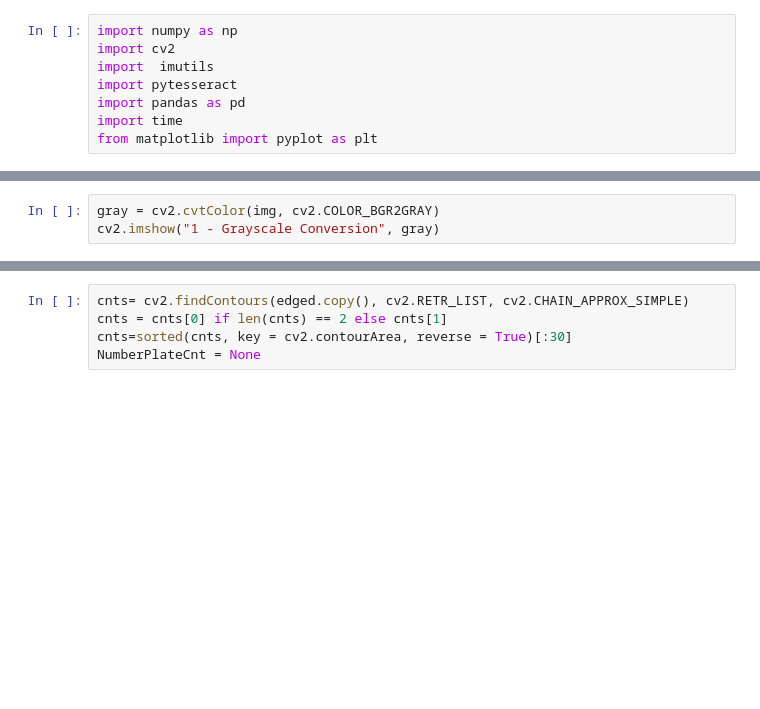
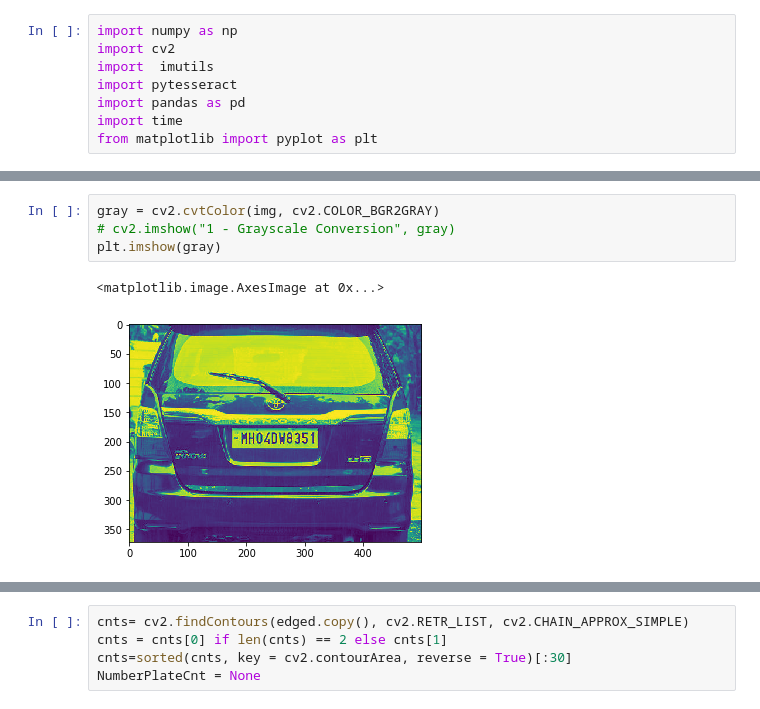
Before and after one commit to whysodark/License-Plate-Detection-and-Recognitition-LPDR-, a Jupyter notebook: Untitled.ipynb, the cells around one changed output, grey strips where cells are left out. Saved outputs shown, nothing was run; the diff lists cells and outputs as text; blank space fills up the shorter version.

```diff
--- a/Untitled.ipynb
+++ b/Untitled.ipynb
@@ -17,5 +17,9 @@ AttributeError: 'NoneType' object has no attribute 'shape'
 # %%
 gray = cv2.cvtColor(img, cv2.COLOR_BGR2GRAY)
-cv2.imshow("1 - Grayscale Conversion", gray)
+# cv2.imshow("1 - Grayscale Conversion", gray)
+plt.imshow(gray)
+# %% [output]
+<matplotlib.image.AxesImage at 0x...>
+[figure, added]
 # %%
 gray = cv2.bilateralFilter(gray, 11, 17, 17)
```
Also changed, not shown: parts of 6 cells of this notebook, 5 other files.
